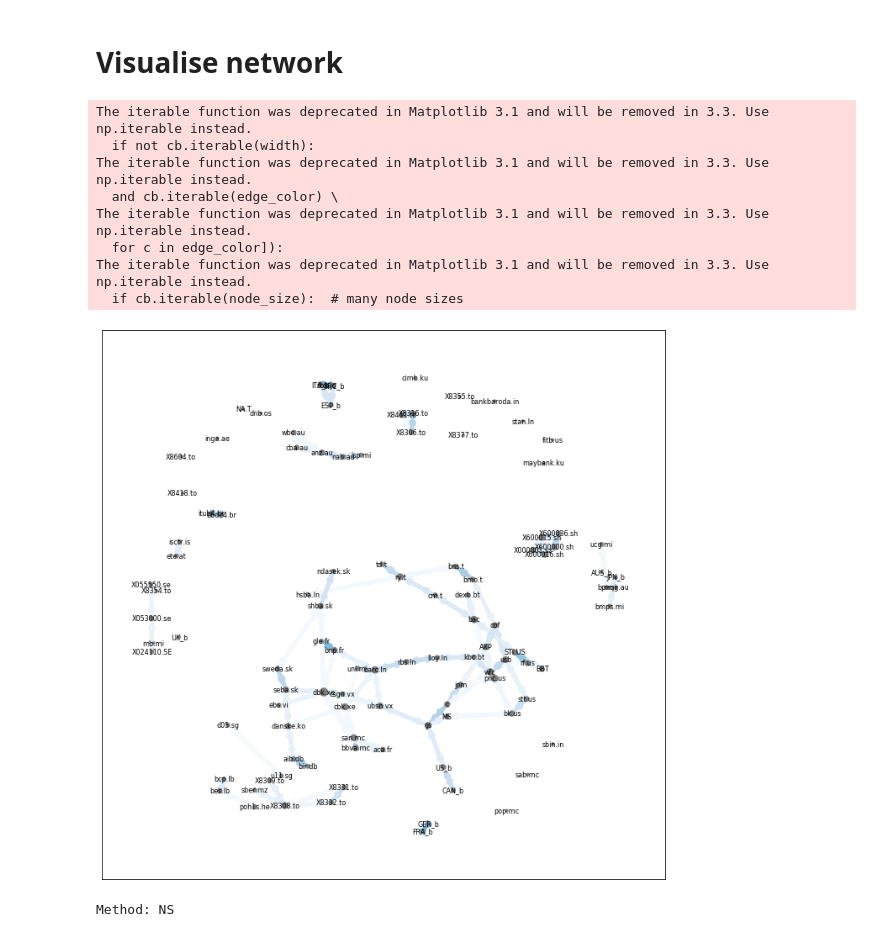
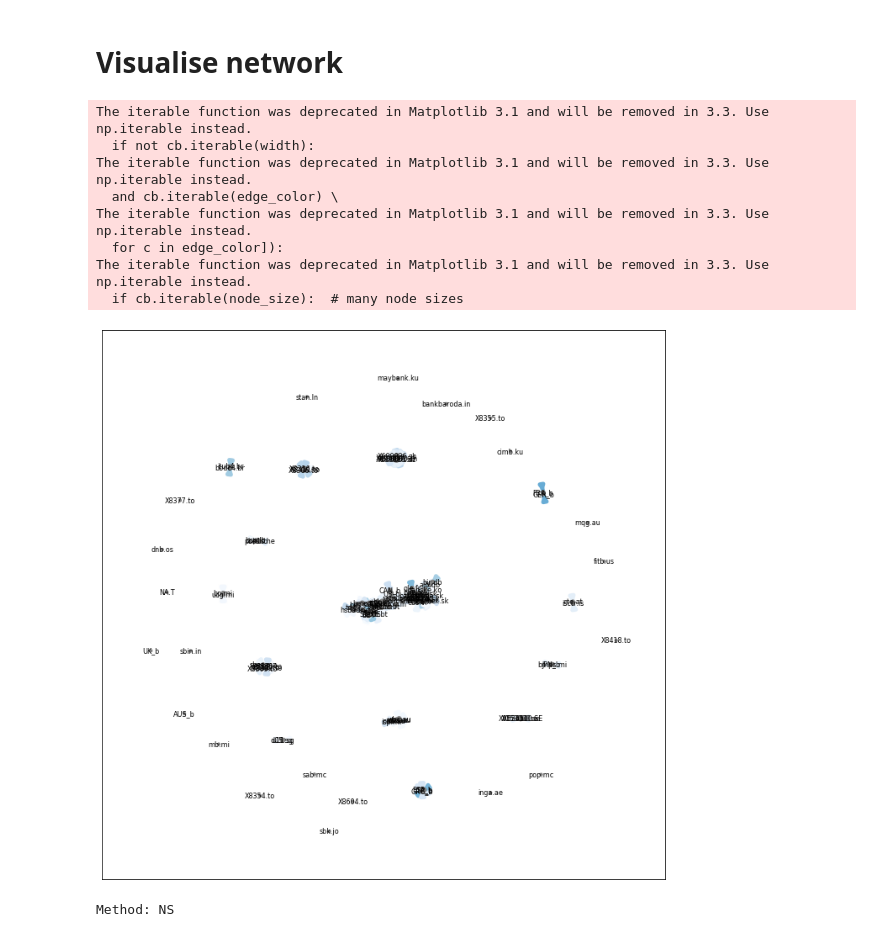
Before and after one commit to paparon96/FinancialNetworks, a Jupyter notebook: Network_viz_gravity.ipynb, the cells around one changed output. Cells and saved outputs as stored; diff of their text form; code cells hidden in the pictures.

Commit message:
Added ForceAtlas2 algorithm for network visualisation

```diff
--- a/Network_viz_gravity.ipynb
+++ b/Network_viz_gravity.ipynb
@@ -91,32 +92,34 @@ edges,weights = zip(*nx.get_edge_attributes(G,'weight').items())
 # %%
 # Parameters
 plt.rcParams['figure.figsize'] = (12,12)
 
 # Get degrees
 degree_demirer = dict(G.degree)
 
+node_pos = forceatlas2.forceatlas2_networkx_layout(G, niter=1000)
+
 # Draw network
-nx.draw_networkx(G,
+nx.draw_networkx(G,node_pos,
                      #nodelist=degree_mcc_network.keys(),
                      node_size=[v * 5 for v in degree_demirer.values()],
                      #node_color=colors,
                      font_size=8, node_color='grey',
                  edgelist=edges,
                  edge_color=weights,
                  width=5.0, edge_cmap=plt.cm.Blues,
                      with_labels=True)
 
 plt.savefig('./Figures/Demirer_network_{}_{}_{}.pdf'.format(ts_type,method,date),dpi = 120)
 # %% [output]
 The iterable function was deprecated in Matplotlib 3.1 and will be removed in 3.3. Use np.iterable instead.
   if not cb.iterable(width):
 The iterable function was deprecated in Matplotlib 3.1 and will be removed in 3.3. Use np.iterable instead.
   and cb.iterable(edge_color) \
 The iterable function was deprecated in Matplotlib 3.1 and will be removed in 3.3. Use np.iterable instead.
   for c in edge_color]):
 The iterable function was deprecated in Matplotlib 3.1 and will be removed in 3.3. Use np.iterable instead.
   if cb.iterable(node_size):  # many node sizes
-[figure, old version]
+[figure, new version]
 # %%
 # Iterable (Methods to check)
 methods = ["NS","DY_Lasso"]
```
Also changed, not shown: parts of 1 cell of this notebook, 1 other file.
